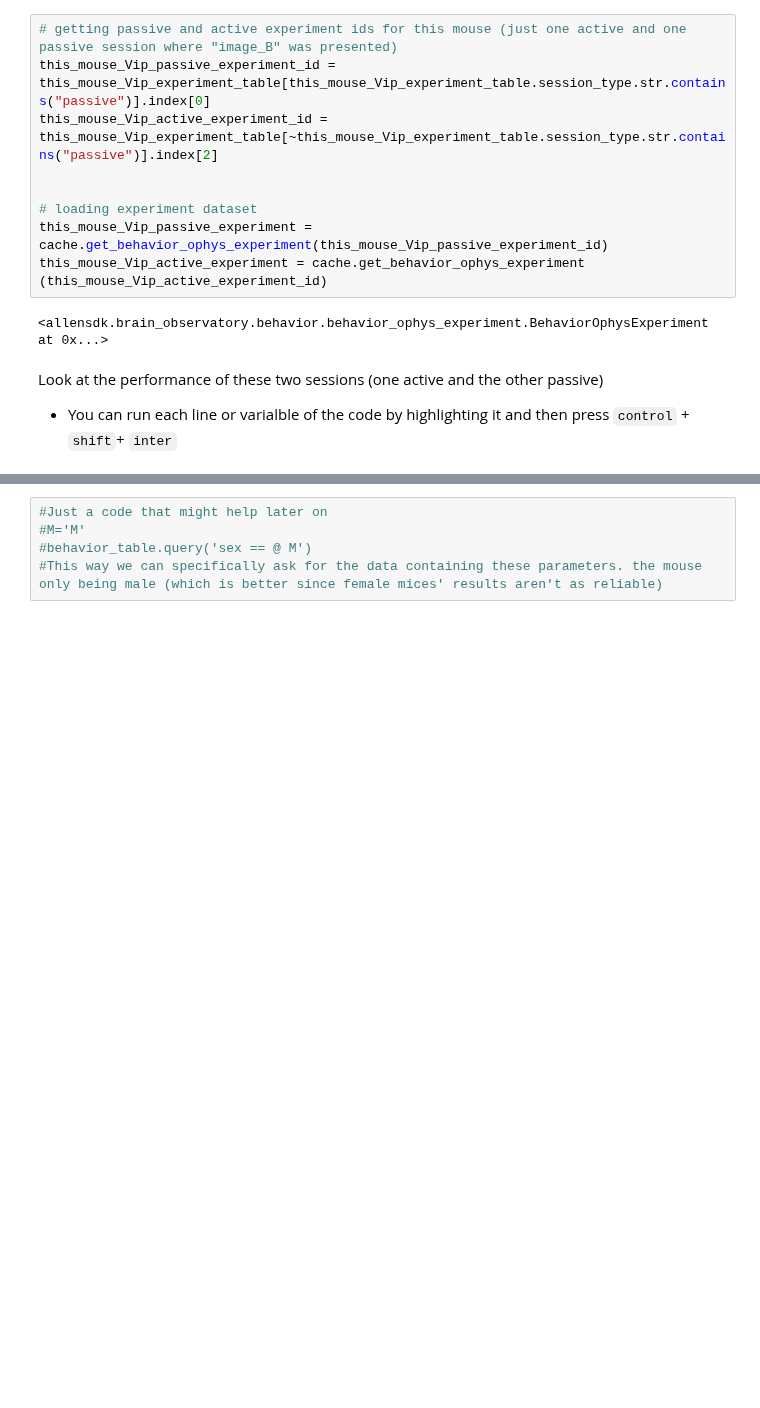
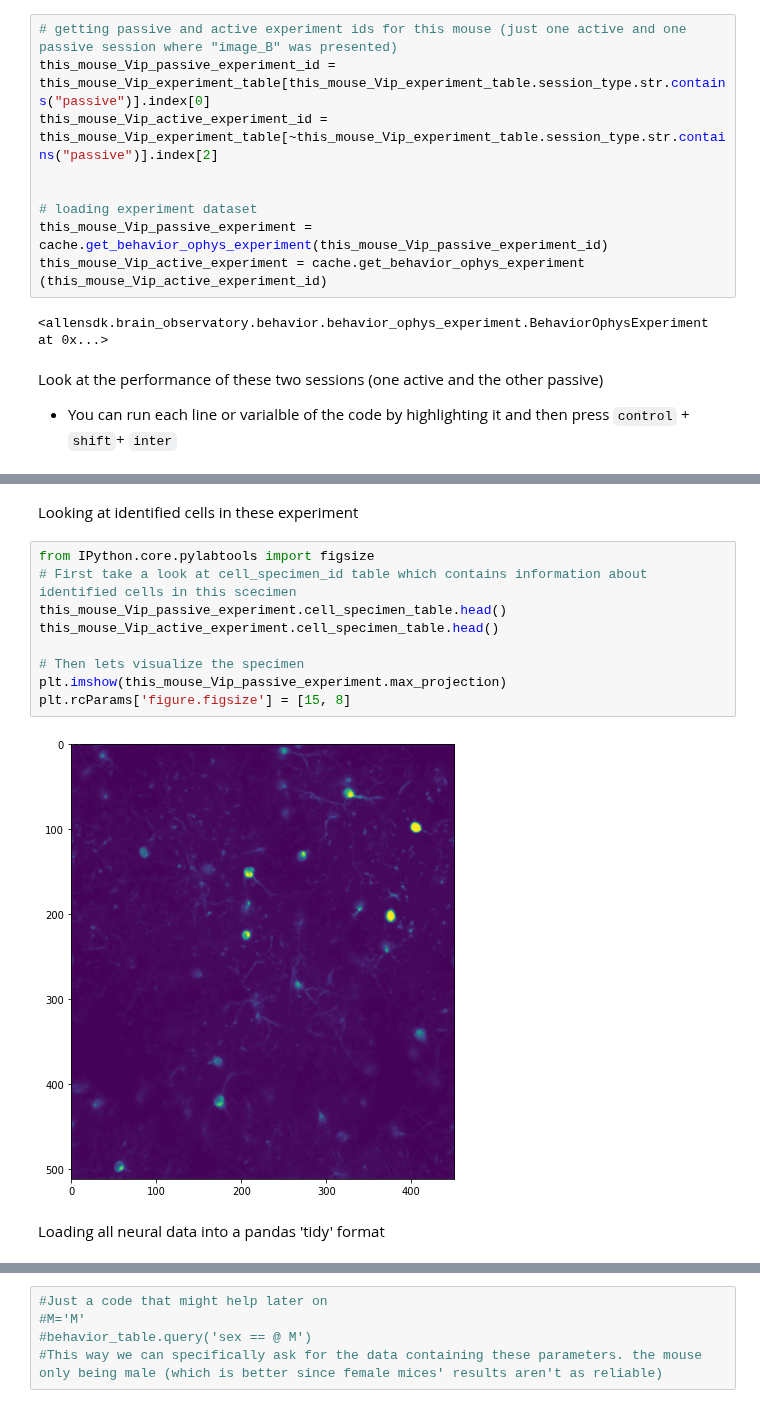
Before and after one commit to MiladQolami/NeuroMatch_2022_group_project, a Jupyter notebook: Coding_Exercise.ipynb, the cells around one changed output, grey strips where cells are left out. Drawn from its saved outputs; the diff is of its cells as text; blank space fills up the shorter version.

```diff
--- a/Coding_Exercise.ipynb
+++ b/Coding_Exercise.ipynb
@@ -154,0 +140,15 @@ this_mouse_Vip_active_experiment.get_performance_metrics()    # perfomance metri
+# %% [markdown]
+Looking at identified cells in these experiment
+# %%
+from IPython.core.pylabtools import figsize
+# First take a look at cell_specimen_id table which contains information about identified cells in this scecimen
+this_mouse_Vip_passive_experiment.cell_specimen_table.head()
+this_mouse_Vip_active_experiment.cell_specimen_table.head()
+
+# Then lets visualize the specimen
+plt.imshow(this_mouse_Vip_passive_experiment.max_projection)
+plt.rcParams['figure.figsize'] = [15, 8]
+# %% [output]
+[figure, added]
+# %% [markdown]
+Loading all neural data into a pandas 'tidy' format
```
Also changed, not shown: parts of 11 cells of this notebook.
